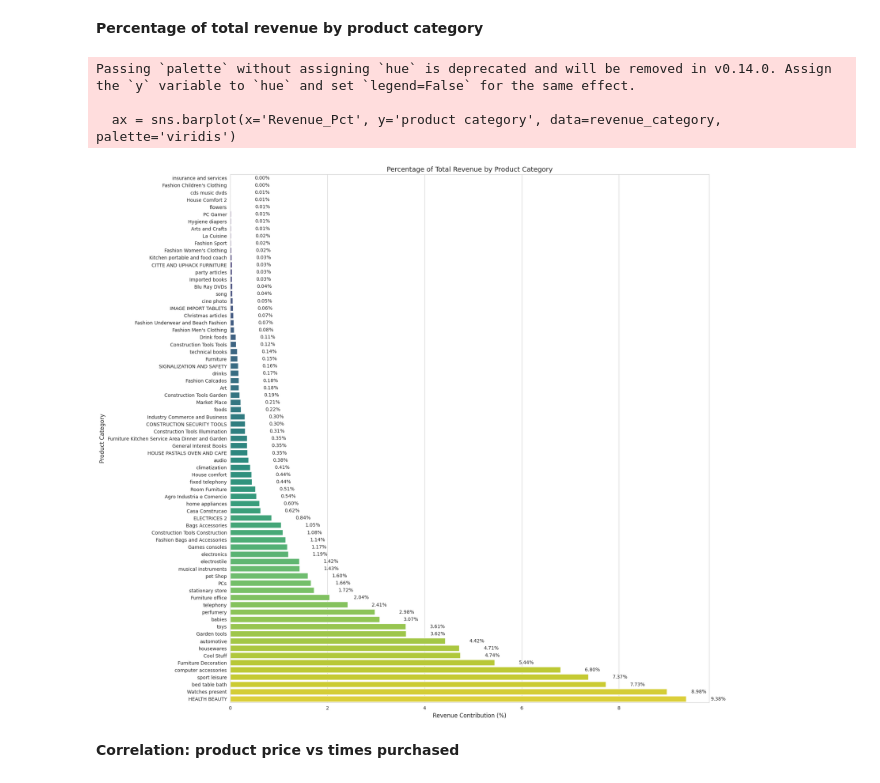
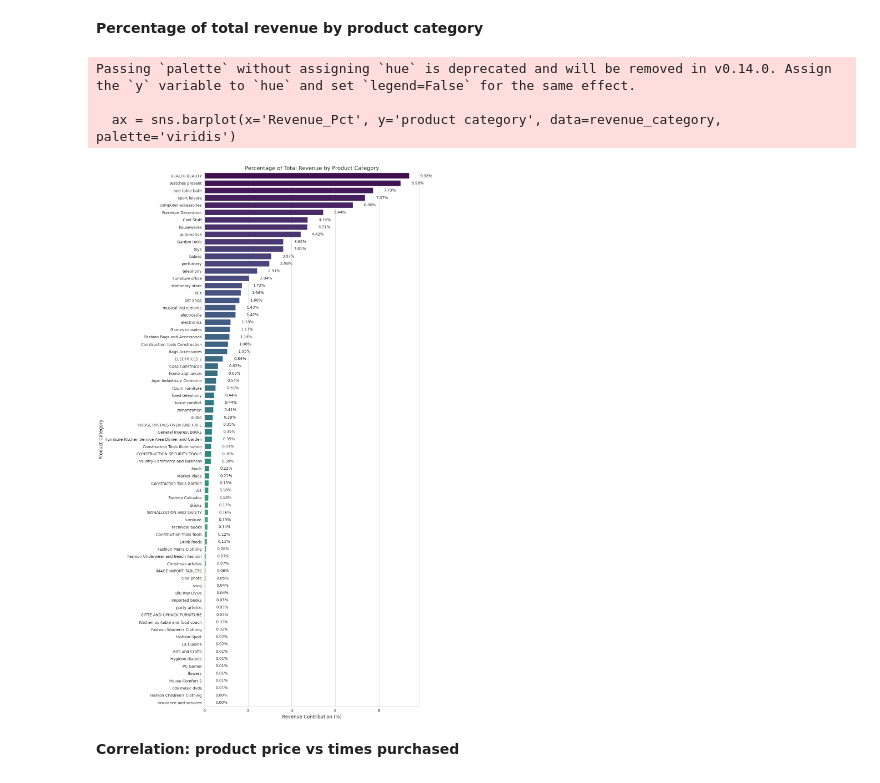
Before and after one commit to MLopita/Online_Shopping_Analysis, a Jupyter notebook: Online_shopping_Analysis.ipynb, the cells around one changed output. Cells and saved outputs as stored; diff of their text form; code cells hidden in the pictures.

```diff
--- a/Online_shopping_Analysis.ipynb
+++ b/Online_shopping_Analysis.ipynb
@@ -82,12 +101,20 @@ Passing `palette` without assigning `hue` is deprecated and will be removed in v
 **Total Sales per Product Category**
 # %%
 merged = order_items.merge(products, on='product_id', how='left')
-sales_category = merged.groupby('product category')['price'].sum().reset_index().sort_values(by='price', ascending=False)
+sales_category = (
+    merged.groupby('product category')['price']
+    .sum()
+    .reset_index()
+    .sort_values(by='price', ascending=False))
 
-plt.figure(figsize=(16,20))
-sns.barplot(x='price', y='product category', data=sales_category)
-plt.title('Total Sales per Product Category')
-plt.xlabel('Total Sales (USD)')
-plt.ylabel('Product Category')
+plt.figure(figsize=(10, 25))
+ax = sns.barplot(x='price', y='product category', data=sales_category, orient='h')
+plt.title('Total Sales per Product Category', fontsize=16)
+plt.xlabel('Total Sales (USD)', fontsize=12)
+plt.ylabel('Product Category', fontsize=12)
+
+for i, v in enumerate(sales_category['price']):
+    ax.text(v + 500, i, f'{v:,.0f}', color='black', va='center', fontsize=10)
+plt.tight_layout()
 plt.show()
 # %% [output]
@@ -132,13 +159,20 @@ print("Orders in 2018:", orders_2018.shape[0])
 Orders in 2018: 54011
 # %%
 orders_2018 = orders[orders['order_purchase_timestamp'].dt.year == 2018]
-orders_month = orders_2018.groupby(orders_2018['order_purchase_timestamp'].dt.month).size().reset_index(name='Orders')
+orders_month = (
+    orders_2018.groupby(orders_2018['order_purchase_timestamp'].dt.month)
+    .size()
+    .reset_index(name='Orders'))
+orders_month.columns = ['Month', 'Orders']
 
-plt.figure(figsize=(10,5))
-sns.barplot(x='order_purchase_timestamp', y='Orders', data=orders_month)
-plt.title('Number of Orders per Month in 2018')
-plt.xlabel('Month')
-plt.ylabel('Number of Orders')
+plt.figure(figsize=(10, 5))
+ax = sns.barplot(x='Month', y='Orders', data=orders_month, palette='Blues_d')
+plt.title('Number of Orders per Month in 2018', fontsize=14)
+plt.xlabel('Month', fontsize=12)
+plt.ylabel('Number of Orders', fontsize=12)
+
+for i, value in enumerate(orders_month['Orders']):
+    ax.text(i, value + 200, str(value), ha='center', va='bottom', fontsize=10, color='black')
 
 plt.show()
 # %% [output]
@@ -174,26 +232,26 @@ Passing `palette` without assigning `hue` is deprecated and will be removed in v
 # %%
 merged = order_items.merge(products, on='product_id', how='left')
 
 
 revenue_category = merged.groupby('product category')['price'].sum().reset_index()
 revenue_category['Revenue_Pct'] = 100 * revenue_category['price'] / revenue_category['price'].sum()
-revenue_category = revenue_category.sort_values('Revenue_Pct', ascending=True)
+revenue_category = revenue_category.sort_values('Revenue_Pct', ascending=False)
 
-plt.figure(figsize=(18,20))
+plt.figure(figsize=(10,25))
 ax = sns.barplot(x='Revenue_Pct', y='product category', data=revenue_category, palette='viridis')
 plt.title('Percentage of Total Revenue by Product Category', fontsize=14)
 plt.xlabel('Revenue Contribution (%)', fontsize=12)
 plt.ylabel('Product Category', fontsize=12)
 
 for i, row in enumerate(revenue_category['Revenue_Pct']):
     ax.text(row + 0.5, i, f"{row:.2f}%", va='center', fontsize=10)
 
 plt.show()
 # %% [output]
 Passing `palette` without assigning `hue` is deprecated and will be removed in v0.14.0. Assign the `y` variable to `hue` and set `legend=False` for the same effect.
 
   ax = sns.barplot(x='Revenue_Pct', y='product category', data=revenue_category, palette='viridis')
-[figure, old version]
+[figure, new version]
 # %% [markdown]
 **Correlation: product price vs times purchased**
 # %%
```
Also changed, not shown: parts of 13 cells of this notebook.
